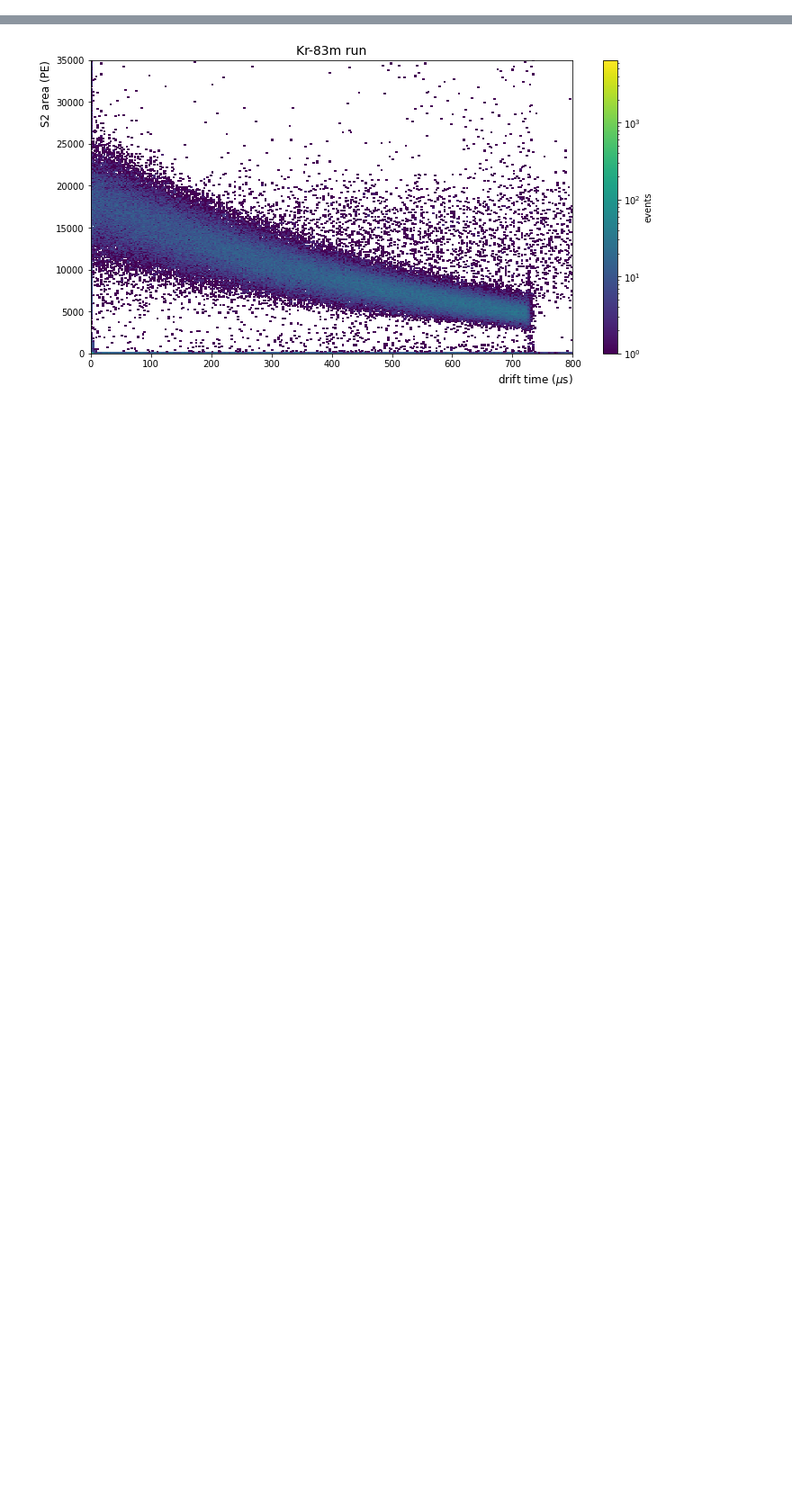
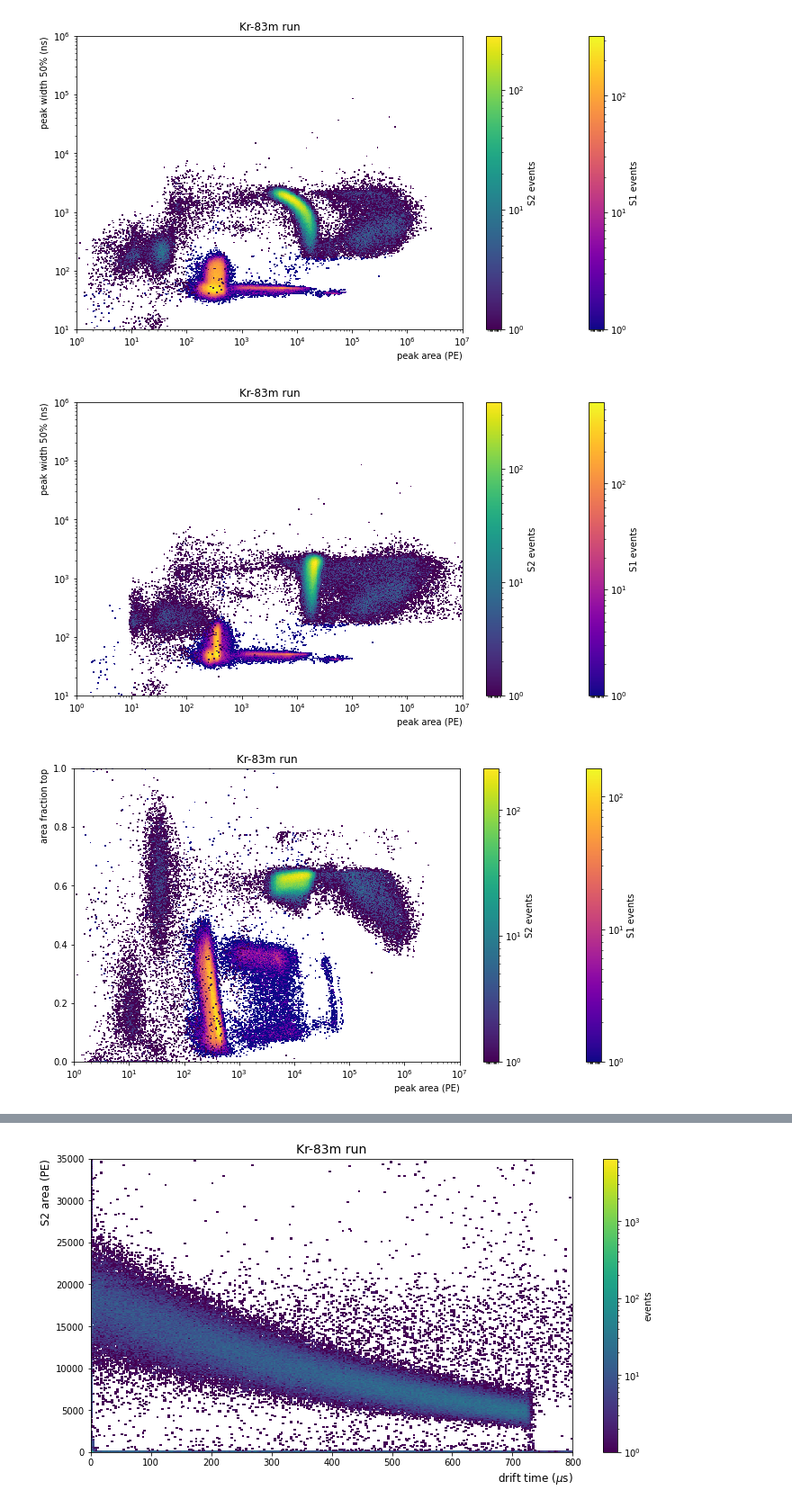
Before and after one commit to valerioda/xenon-note, a Jupyter notebook: advanced_physics_laboratory/electron_lifetime.ipynb, the cells around one changed output, grey strips where cells are left out. Shown at 90% size. Saved outputs shown, nothing was run; the diff lists cells and outputs as text; code cells hidden in the pictures; blank space fills up the shorter version.

```diff
--- a/advanced_physics_laboratory/electron_lifetime.ipynb
+++ b/advanced_physics_laboratory/electron_lifetime.ipynb
@@ -41,7 +42,11 @@ def plot_area_width_aft(run_id, low = 0, high = 7, low2 = 0, high2 = 1, binning
     events = st.get_array(run_id,'event_info')
     ph_s1 = Histdd(events['s1_area'], events['s1_range_50p_area'],
                     bins=(np.logspace(low, high, binning), np.logspace(1, 6, binning)))
+    ph_cs1 = Histdd(events['cs1'], events['s1_range_50p_area'],
+                    bins=(np.logspace(low, high, binning), np.logspace(1, 6, binning)))
     ph_s2 = Histdd(events['s2_area'], events['s2_range_50p_area'],
+                    bins=(np.logspace(low, high, binning), np.logspace(1, 6, binning)))
+    ph_cs2 = Histdd(events['cs2'], events['s2_range_50p_area'],
                     bins=(np.logspace(low, high, binning), np.logspace(1, 6, binning)))
     phcs1 = Histdd(events['s1_area'], events['s1_area_fraction_top'],
                     bins=(np.logspace(low, high, binning), np.linspace(0, 1, binning)))
@@ -56,9 +61,23 @@ def plot_area_width_aft(run_id, low = 0, high = 7, low2 = 0, high2 = 1, binning
     plt.xscale('log')
     plt.yscale('log')
     plt.figure(figsize=(12,6))
+    ph_cs1.plot(log_scale=True, cblabel='S1 events',cmap='plasma')
+    ph_cs2.plot(log_scale=True, cblabel='S2 events')
+    plt.xlabel("peak area (PE)", ha='right', x=1)
+    plt.ylabel("peak width 50% (ns)", ha='right', y=1)
+    plt.title(f'{title}')
+    plt.xscale('log')
+    plt.yscale('log')
+    plt.figure(figsize=(12,6))
     phcs1.plot(log_scale=True, cblabel='S1 events',cmap='plasma')
     phcs2.plot(log_scale=True, cblabel='S2 events')
     plt.xlabel("peak area (PE)", ha='right', x=1)
     plt.ylabel("area fraction top", ha='right', y=1)
     plt.title(f'{title}')
     plt.xscale('log')
+# %%
+plot_area_width_aft(run_Kr)
+# %% [output]
+[figure, added]
+[figure, added]
+[figure, added]
```
Also changed, not shown: parts of 22 cells of this notebook, 8 other files.
